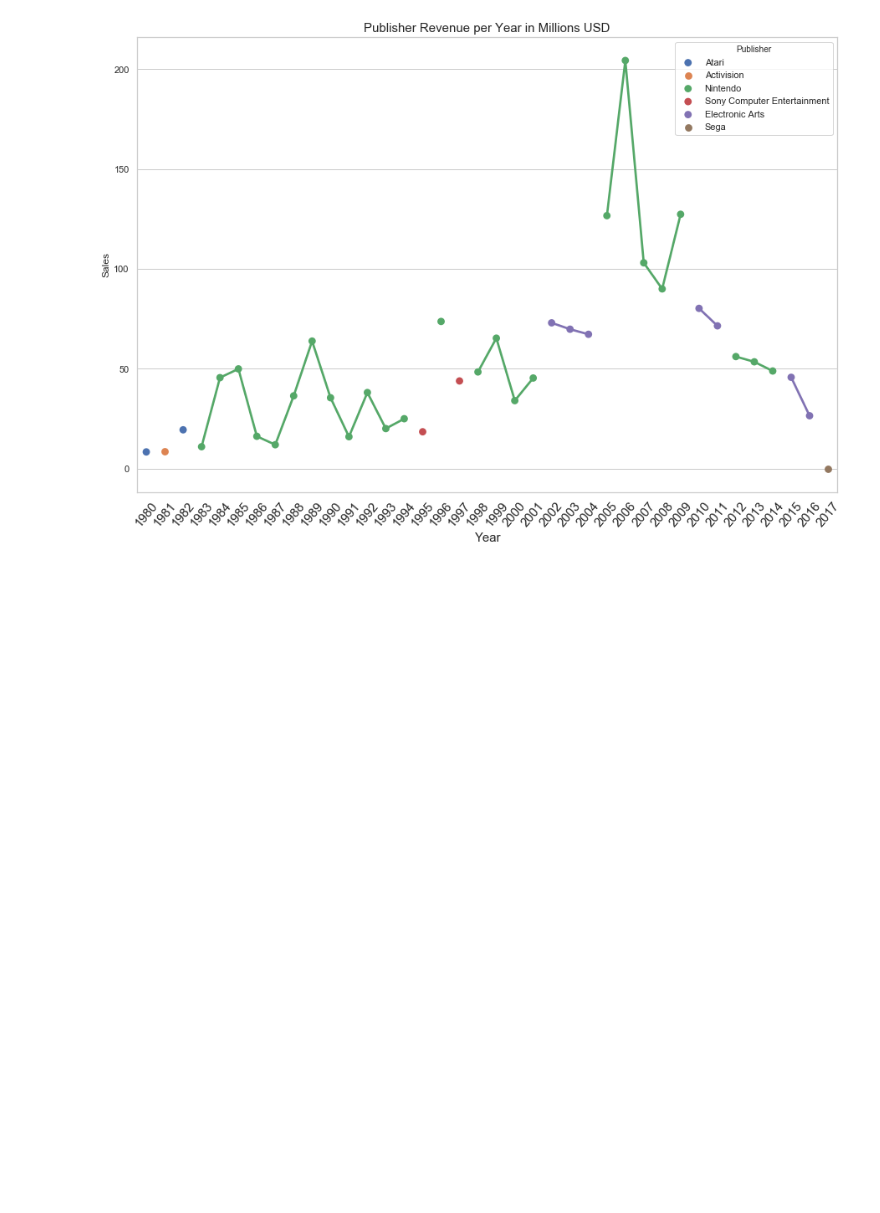
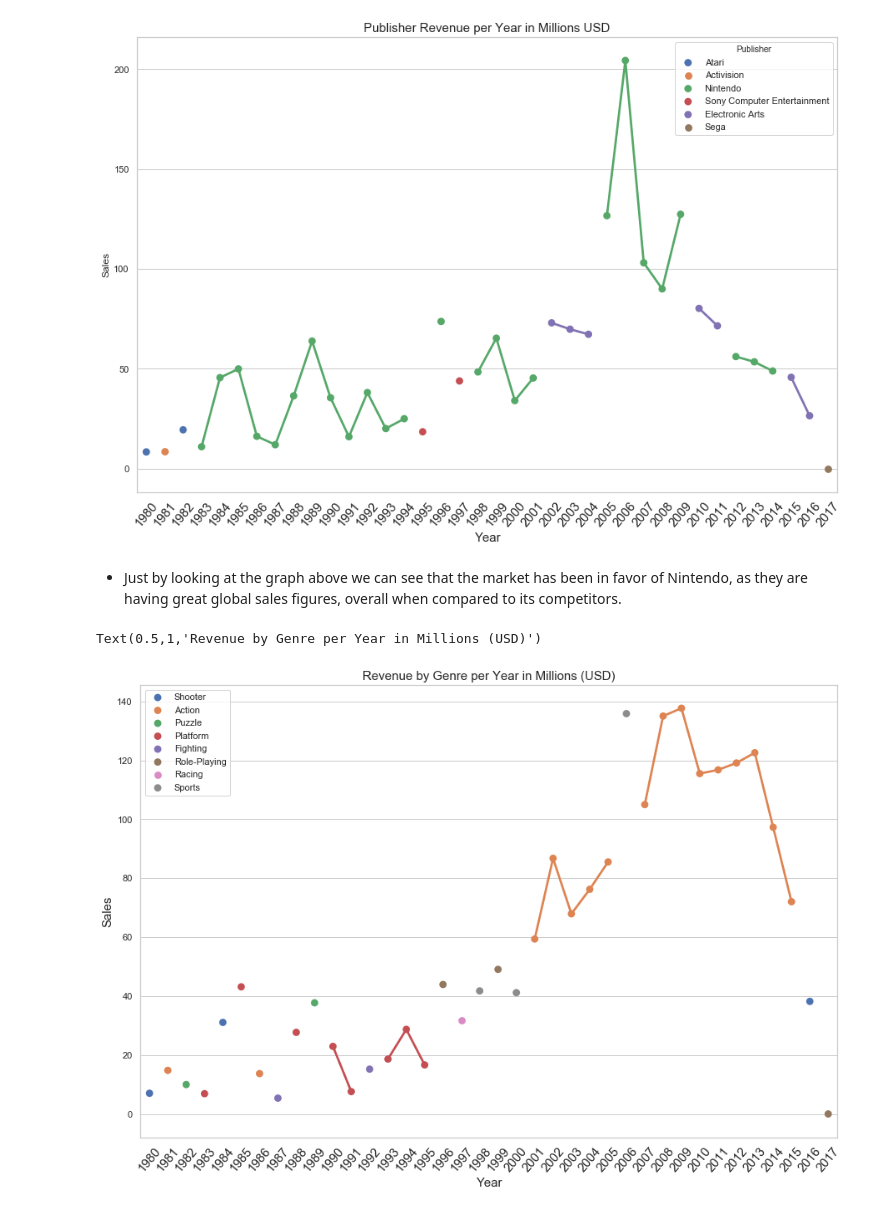
Before and after one commit to KarthikBhaktha/PopularGameGenrePy, a Jupyter notebook: UpdateAnalysis.ipynb, the cells around one changed output. Saved outputs shown, nothing was run; the diff lists cells and outputs as text; code cells hidden in the pictures; blank space fills up the shorter version.

```diff
--- a/UpdateAnalysis.ipynb
+++ b/UpdateAnalysis.ipynb
@@ -256,3 +256,24 @@ ax.set_ylabel(ylabel='Sales')
 plt.show()
 # %% [output]
 [figure]
+# %% [markdown]
+- Just by looking at the graph above we can see that the market has been in favor of Nintendo, as they are having great global sales figures, overall when compared to its competitors.
+# %%
+# creating a graph that shows the revenue per genre per year
+pivot_genre = sales_df.pivot_table('Global_Sales', index='Genre', columns='Year_of_Release', aggfunc='sum')
+genremax = pivot_genre.idxmax(axis=0)
+salesmax = pivot_genre.max()
+years = pivot_genre.columns.astype(int)
+df = pd.concat([genremax,salesmax], axis=1)
+df.columns = ['Genre','Sales']
+
+
+plt.figure(figsize=(15,10))
+ax = sns.pointplot(x=years, y='Sales', data=df, hue=genremax, size=15 )
+ax.set_xlabel(xlabel='Year', fontsize=15)
+ax.set_xticklabels(labels=years, fontsize=15, rotation=50)
+ax.set_ylabel(ylabel='Sales', fontsize=15)
+ax.set_title('Revenue by Genre per Year in Millions (USD)', fontsize=15)
+# %% [output]
+Text(0.5,1,'Revenue by Genre per Year in Millions (USD)')
+[figure, added]
```
Also changed, not shown: parts of 3 cells of this notebook, 1 other file.
